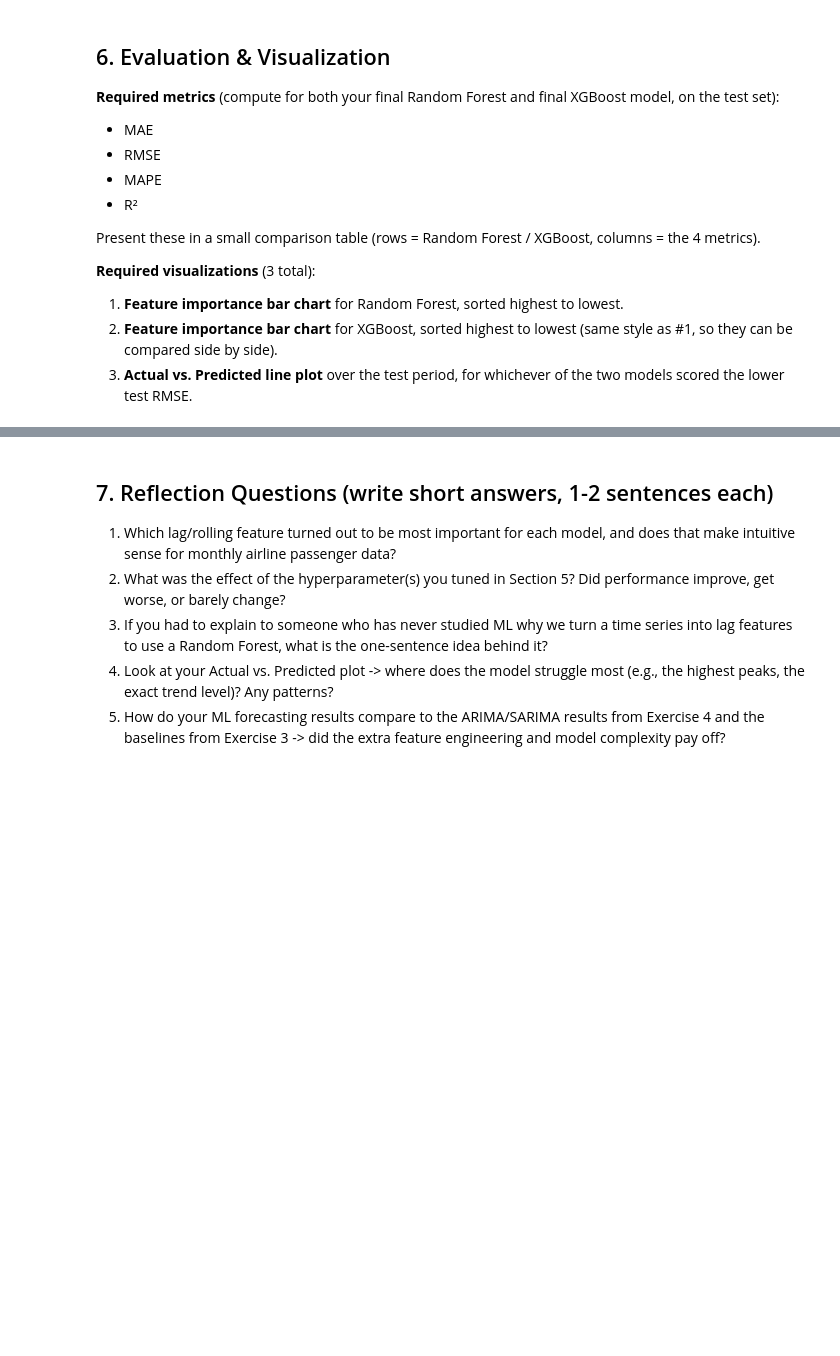
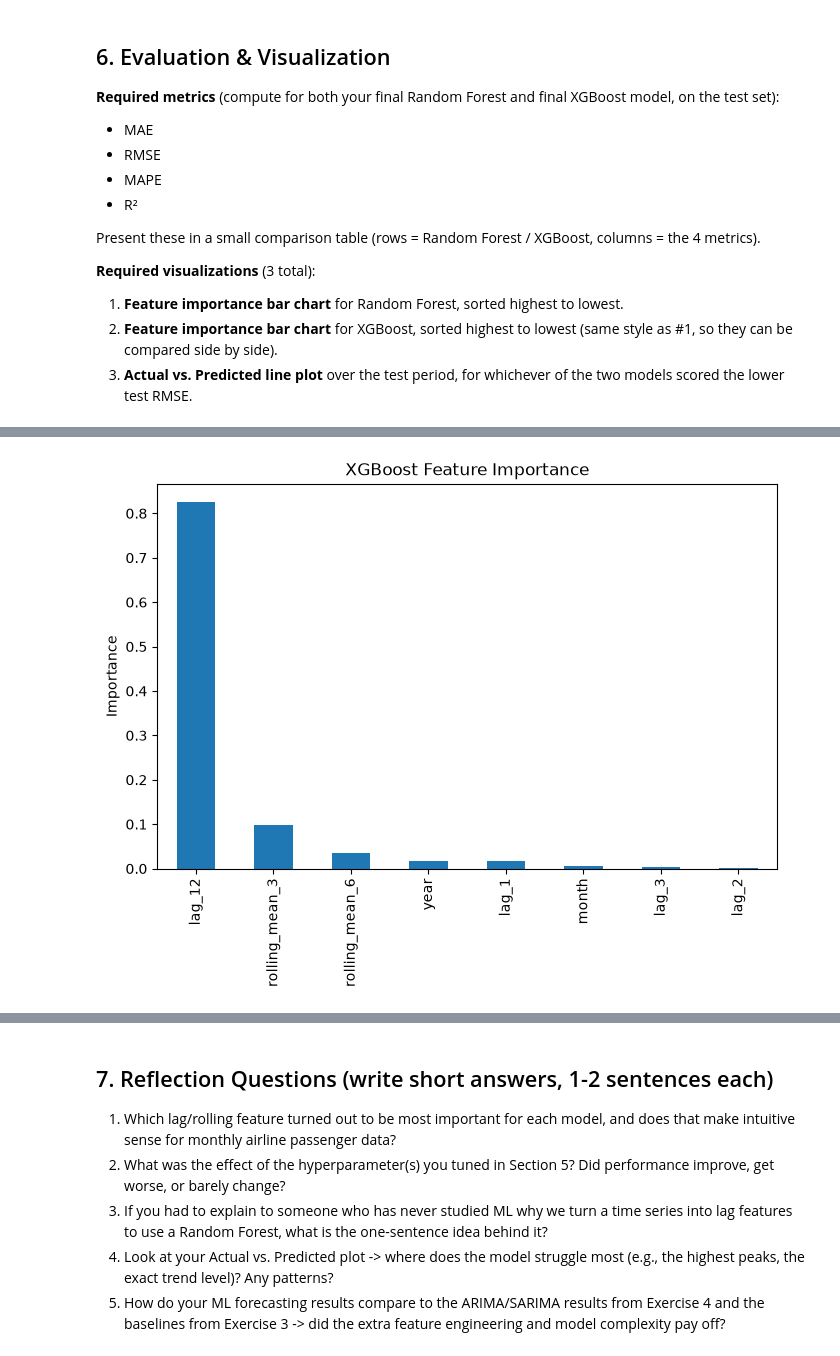
Before and after one commit to fredizenn/Statistics-and-Machine-Learning, a Jupyter notebook: Week-4/Lab-Assignments/05_TimeSeries_ML_Forecasting.ipynb, the cells around one changed output, grey strips where cells are left out. Drawn from its saved outputs; the diff is of its cells as text; code cells hidden in the pictures; blank space fills up the shorter version.

```diff
--- a/Week-4/Lab-Assignments/05_TimeSeries_ML_Forecasting.ipynb
+++ b/Week-4/Lab-Assignments/05_TimeSeries_ML_Forecasting.ipynb
@@ -78,3 +261,25 @@ Train **two** models:
+# %%
+best_lr = min(xgb_results, key=xgb_results.get)
+
+if xgb_available:
+
+    xgb_model = XGBRegressor(
+        learning_rate=best_lr,
+        n_estimators=200,
+        max_depth=4,
+        random_state=42
+    )
+
+else:
+
+    xgb_model = GradientBoostingRegressor(
+        learning_rate=best_lr,
+        random_state=42
+    )
+
+xgb_model.fit(X_train, y_train)
+
+xgb_pred = xgb_model.predict(X_test)
 # %% [markdown]
 ## 6. Evaluation & Visualization
 
@@ -92,0 +342,13 @@ Present these in a small comparison table (rows = Random Forest / XGBoost, colum
+# %%
+importance = pd.Series(
+    xgb_model.feature_importances_,
+    index=X.columns
+).sort_values(ascending=False)
+
+plt.figure(figsize=(8,5))
+importance.plot(kind="bar")
+plt.title("XGBoost Feature Importance")
+plt.ylabel("Importance")
+plt.show()
+# %% [output]
+[figure, added]
```
Also changed, not shown: parts of 12 cells of this notebook.
